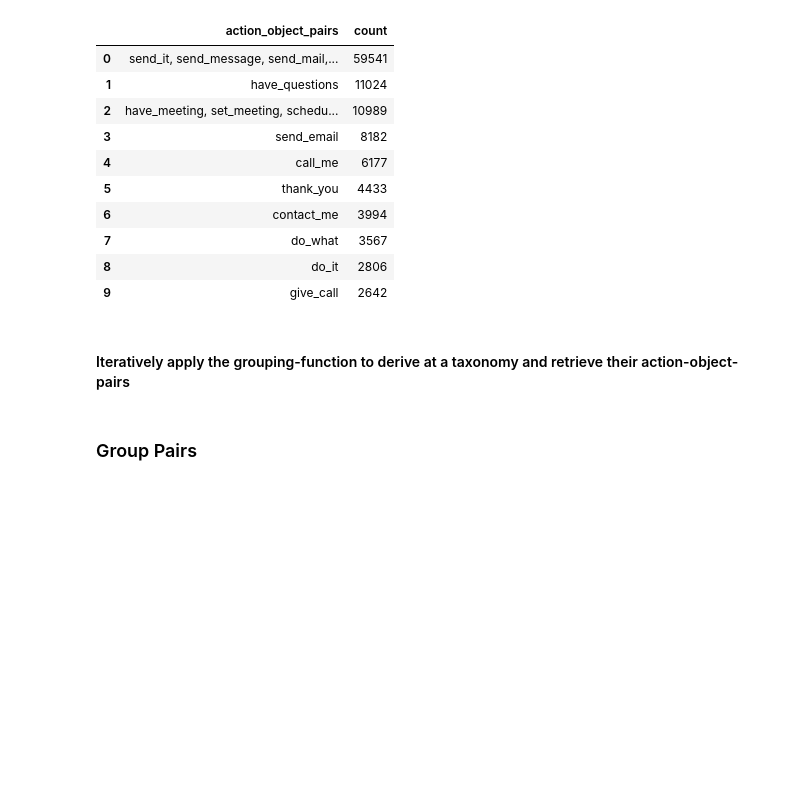
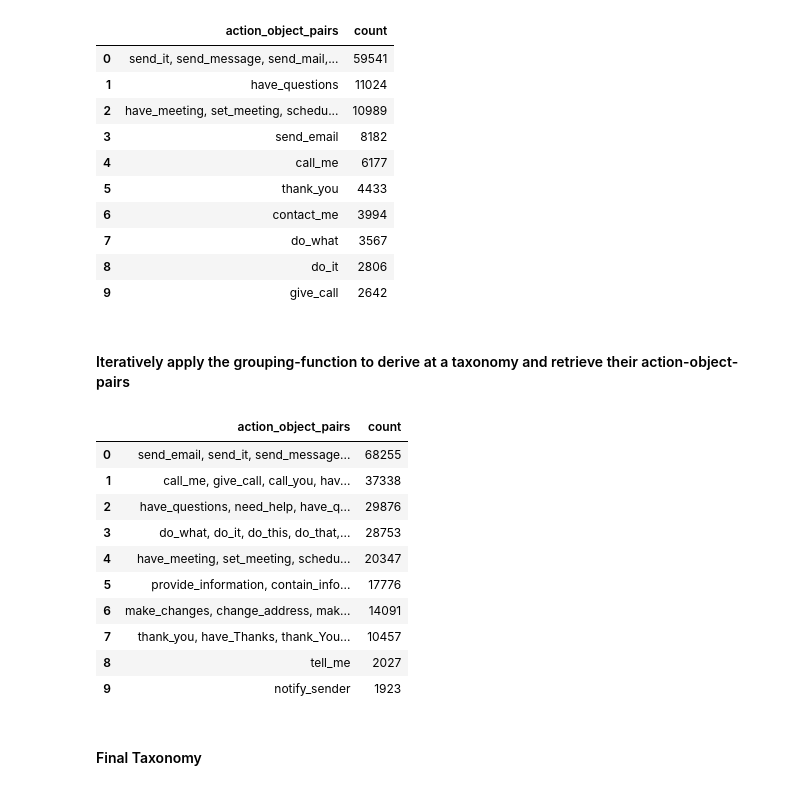
Before and after one commit to padeck/ma_workspace, a Jupyter notebook: 02_Intent_Extraction/01_heuristics/03_filter_action_object_pairs.ipynb, the cells around one changed output. Cells and saved outputs as stored; diff of their text form; code cells hidden in the pictures; blank space fills up the shorter version.

```diff
--- a/02_Intent_Extraction/01_heuristics/03_filter_action_object_pairs.ipynb
+++ b/02_Intent_Extraction/01_heuristics/03_filter_action_object_pairs.ipynb
@@ -403,7 +380,19 @@ df_grouped.head(10)
 | 9 | give_call | 2642 |
 # %% [markdown]
 #### Iteratively apply the grouping-function to derive at a taxonomy and retrieve their action-object-pairs
-# %%
-df_grouped = group_action_object_pairs(df_grouped, 'send_')
-# %% [markdown]
-### Group Pairs
+# %%
+df_grouped.head(10)
+# %% [output]
+|  | action_object_pairs | count |
+| 0 | send_email, send_it, send_message... | 68255 |
+| 1 | call_me, give_call, call_you, hav... | 37338 |
+| 2 | have_questions, need_help, have_q... | 29876 |
+| 3 | do_what, do_it, do_this, do_that,... | 28753 |
+| 4 | have_meeting, set_meeting, schedu... | 20347 |
+| 5 | provide_information, contain_info... | 17776 |
+| 6 | make_changes, change_address, mak... | 14091 |
+| 7 | thank_you, have_Thanks, thank_You... | 10457 |
+| 8 | tell_me | 2027 |
+| 9 | notify_sender | 1923 |
+# %% [markdown]
+#### Final Taxonomy
```
Also changed, not shown: parts of 54 cells of this notebook.
